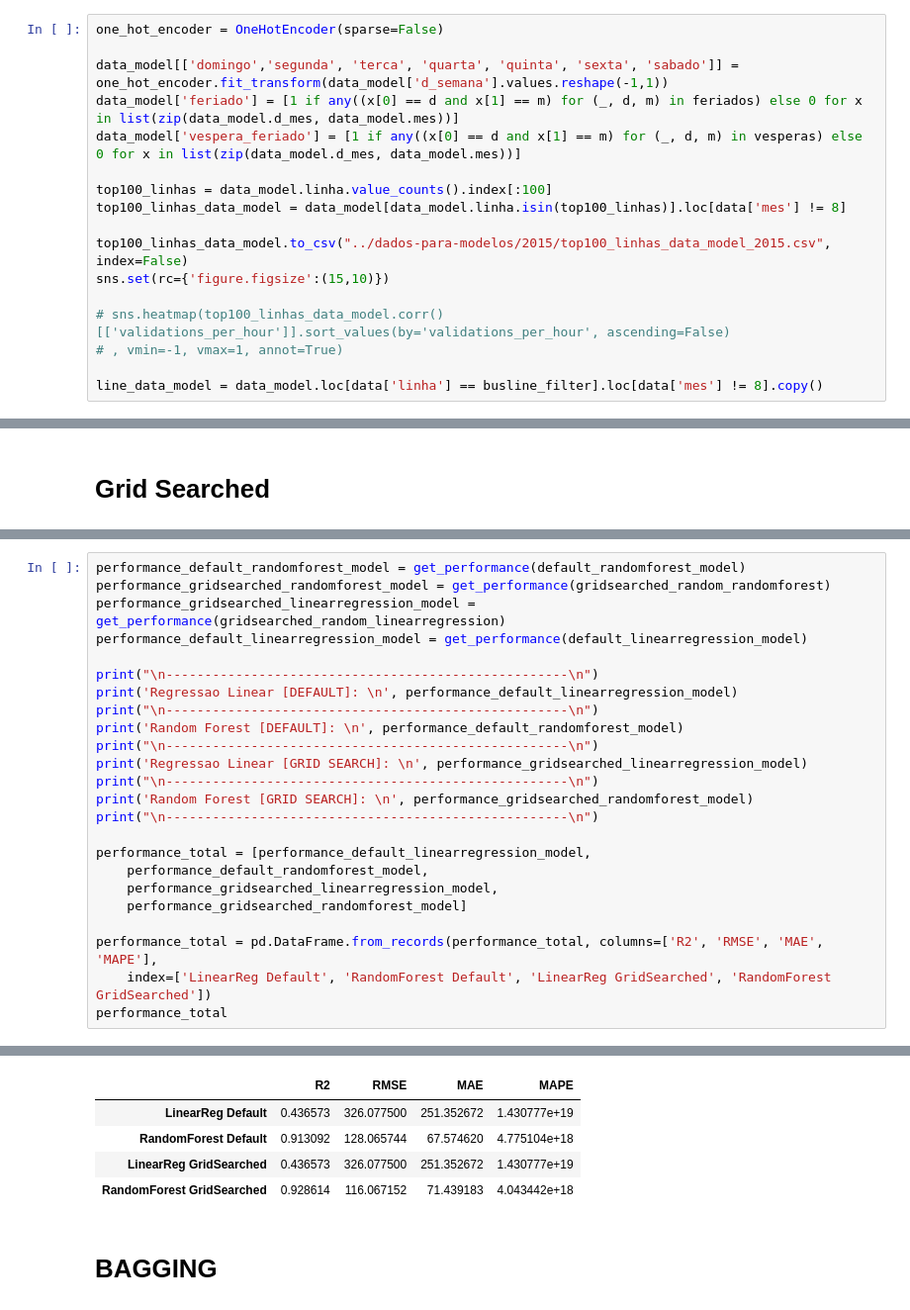
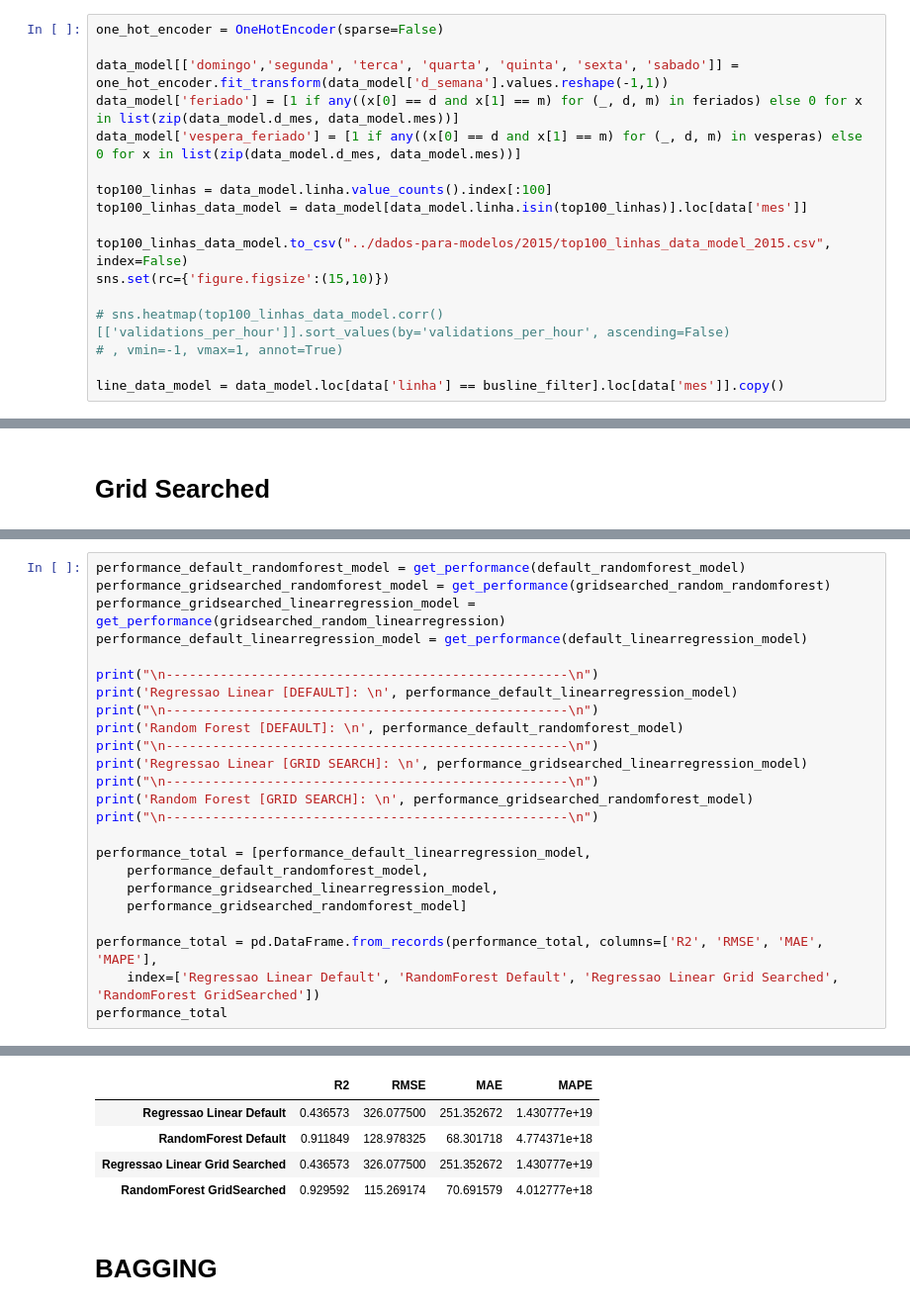
Before and after one commit to medeirosvictor/ds-mobilidade-urbana-fortaleza, a Jupyter notebook: 2015/Modelo-PorLinha-2015.ipynb, the cells around one changed output, grey strips where cells are left out. Shown at 99% size. Saved outputs shown, nothing was run; the diff lists cells and outputs as text.

```diff
--- a/2015/Modelo-PorLinha-2015.ipynb
+++ b/2015/Modelo-PorLinha-2015.ipynb
@@ -73,7 +73,7 @@ data_model['feriado'] = [1 if any((x[0] == d and x[1] == m) for (_, d, m) in fer
 data_model['vespera_feriado'] = [1 if any((x[0] == d and x[1] == m) for (_, d, m) in vesperas) else 0 for x in list(zip(data_model.d_mes, data_model.mes))]
 
 top100_linhas = data_model.linha.value_counts().index[:100]
-top100_linhas_data_model = data_model[data_model.linha.isin(top100_linhas)].loc[data['mes'] != 8]
+top100_linhas_data_model = data_model[data_model.linha.isin(top100_linhas)].loc[data['mes']]
 
 top100_linhas_data_model.to_csv("../dados-para-modelos/2015/top100_linhas_data_model_2015.csv", index=False)
 sns.set(rc={'figure.figsize':(15,10)})
@@ -81,7 +81,7 @@ sns.set(rc={'figure.figsize':(15,10)})
 # sns.heatmap(top100_linhas_data_model.corr()[['validations_per_hour']].sort_values(by='validations_per_hour', ascending=False)
 # , vmin=-1, vmax=1, annot=True)
 
-line_data_model = data_model.loc[data['linha'] == busline_filter].loc[data['mes'] != 8].copy()
+line_data_model = data_model.loc[data['linha'] == busline_filter].loc[data['mes']].copy()
 # %%
 top100_linhas_data_model
 # %% [output]
@@ -245,7 +245,7 @@ performance_total = [performance_default_linearregression_model,
     performance_gridsearched_randomforest_model]
 
 performance_total = pd.DataFrame.from_records(performance_total, columns=['R2', 'RMSE', 'MAE', 'MAPE'],
-    index=['LinearReg Default', 'RandomForest Default', 'LinearReg GridSearched', 'RandomForest GridSearched'])
+    index=['Regressao Linear Default', 'RandomForest Default', 'Regressao Linear Grid Searched', 'RandomForest GridSearched'])
 performance_total
 # %% [output]
 ----------------------------------------------------
@@ -266,10 +266,10 @@ Random Forest [GRID SEARCH]:
 
 ----------------------------------------------------
 |  | R2 | RMSE | MAE | MAPE |
-| LinearReg Default | 0.436573 | 326.077500 | 251.352672 | 1.430777e+19 |
-| RandomForest Default | 0.913092 | 128.065744 | 67.574620 | 4.775104e+18 |
-| LinearReg GridSearched | 0.436573 | 326.077500 | 251.352672 | 1.430777e+19 |
-| RandomForest GridSearched | 0.928614 | 116.067152 | 71.439183 | 4.043442e+18 |
+| Regressao Linear Default | 0.436573 | 326.077500 | 251.352672 | 1.430777e+19 |
+| RandomForest Default | 0.911849 | 128.978325 | 68.301718 | 4.774371e+18 |
+| Regressao Linear Grid Searched | 0.436573 | 326.077500 | 251.352672 | 1.430777e+19 |
+| RandomForest GridSearched | 0.929592 | 115.269174 | 70.691579 | 4.012777e+18 |
 # %% [markdown]
 # BAGGING
 # %%
```
Also changed, not shown: parts of 8 cells of this notebook, 10 other files.
